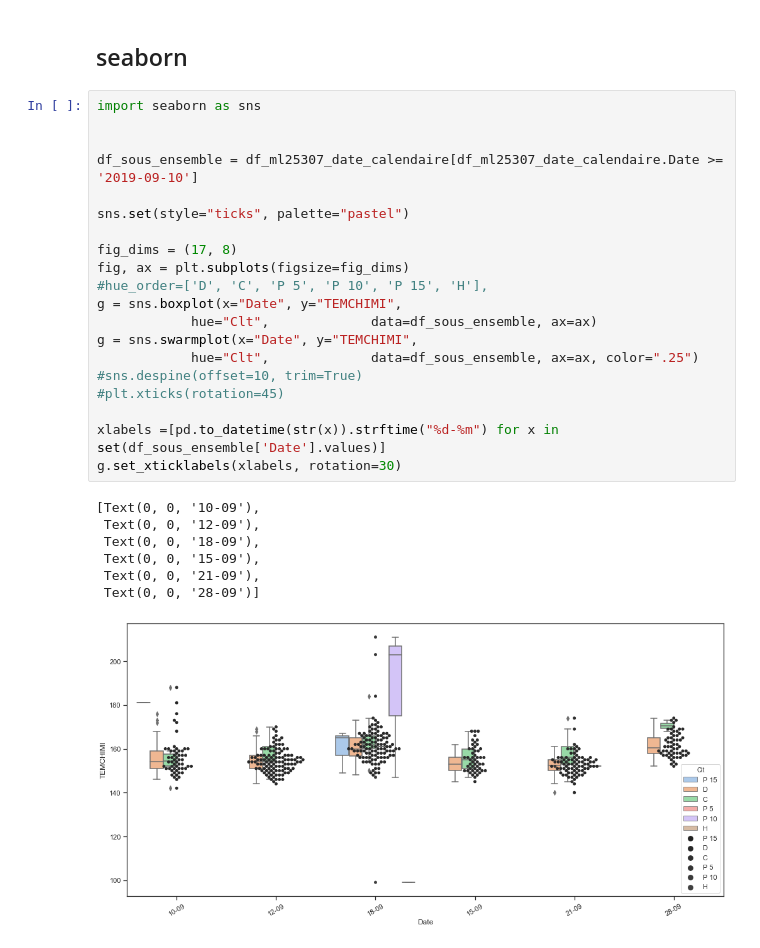
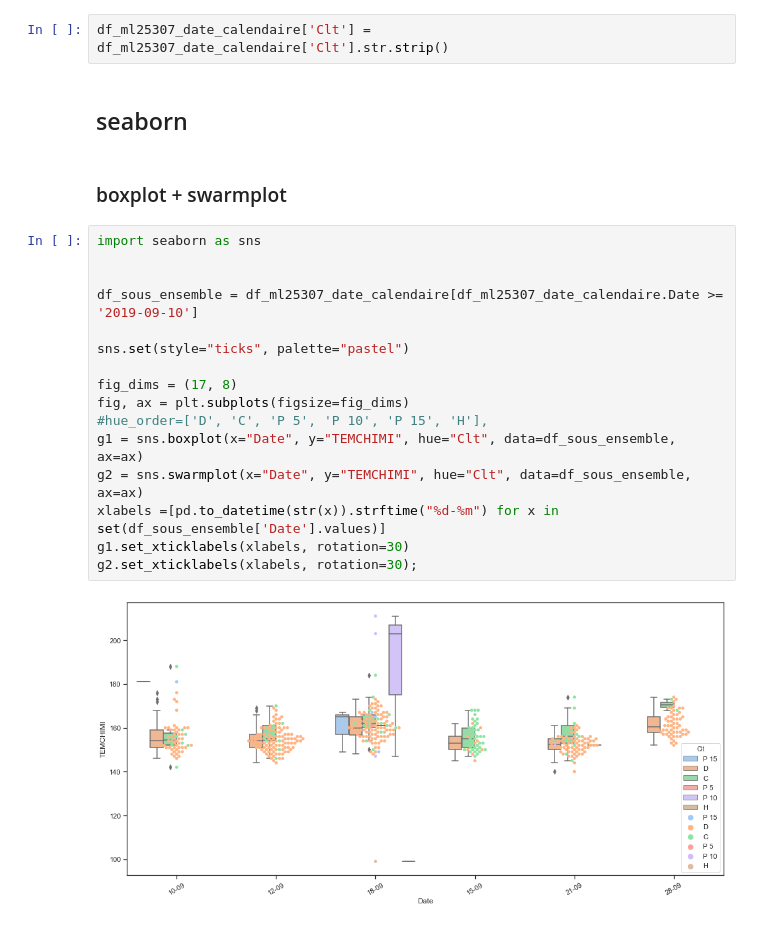
Before and after one commit to castorfou/data-scientist-skills, a Jupyter notebook: python-sandbox/gaetan-boxplot/data viz combo chart.ipynb, the cells around one changed output. Drawn from its saved outputs; the diff is of its cells as text.

```diff
--- a/python-sandbox/gaetan-boxplot/data viz combo chart.ipynb
+++ b/python-sandbox/gaetan-boxplot/data viz combo chart.ipynb
@@ -105,30 +107,24 @@ df_ml25307_date_calendaire
+# %%
+df_ml25307_date_calendaire['Clt'] = df_ml25307_date_calendaire['Clt'].str.strip()
 # %% [markdown]
 ## seaborn
+# %% [markdown]
+### boxplot + swarmplot
 # %%
 import seaborn as sns
 
 
 df_sous_ensemble = df_ml25307_date_calendaire[df_ml25307_date_calendaire.Date >= '2019-09-10']
 
 sns.set(style="ticks", palette="pastel")
 
 fig_dims = (17, 8)
 fig, ax = plt.subplots(figsize=fig_dims)
 #hue_order=['D', 'C', 'P 5', 'P 10', 'P 15', 'H'],
-g = sns.boxplot(x="Date", y="TEMCHIMI",
-            hue="Clt",             data=df_sous_ensemble, ax=ax)
-g = sns.swarmplot(x="Date", y="TEMCHIMI",
-            hue="Clt",             data=df_sous_ensemble, ax=ax, color=".25")
-#sns.despine(offset=10, trim=True)
-#plt.xticks(rotation=45)
-
+g1 = sns.boxplot(x="Date", y="TEMCHIMI", hue="Clt", data=df_sous_ensemble, ax=ax)
+g2 = sns.swarmplot(x="Date", y="TEMCHIMI", hue="Clt", data=df_sous_ensemble, ax=ax)
 xlabels =[pd.to_datetime(str(x)).strftime("%d-%m") for x in set(df_sous_ensemble['Date'].values)]
-g.set_xticklabels(xlabels, rotation=30)
+g1.set_xticklabels(xlabels, rotation=30)
+g2.set_xticklabels(xlabels, rotation=30);
 # %% [output]
-[Text(0, 0, '10-09'),
- Text(0, 0, '12-09'),
- Text(0, 0, '18-09'),
- Text(0, 0, '15-09'),
- Text(0, 0, '21-09'),
- Text(0, 0, '28-09')]
-[figure, old version]
+[figure, new version]
```
Also changed, not shown: parts of 7 cells of this notebook, 3 other files.
